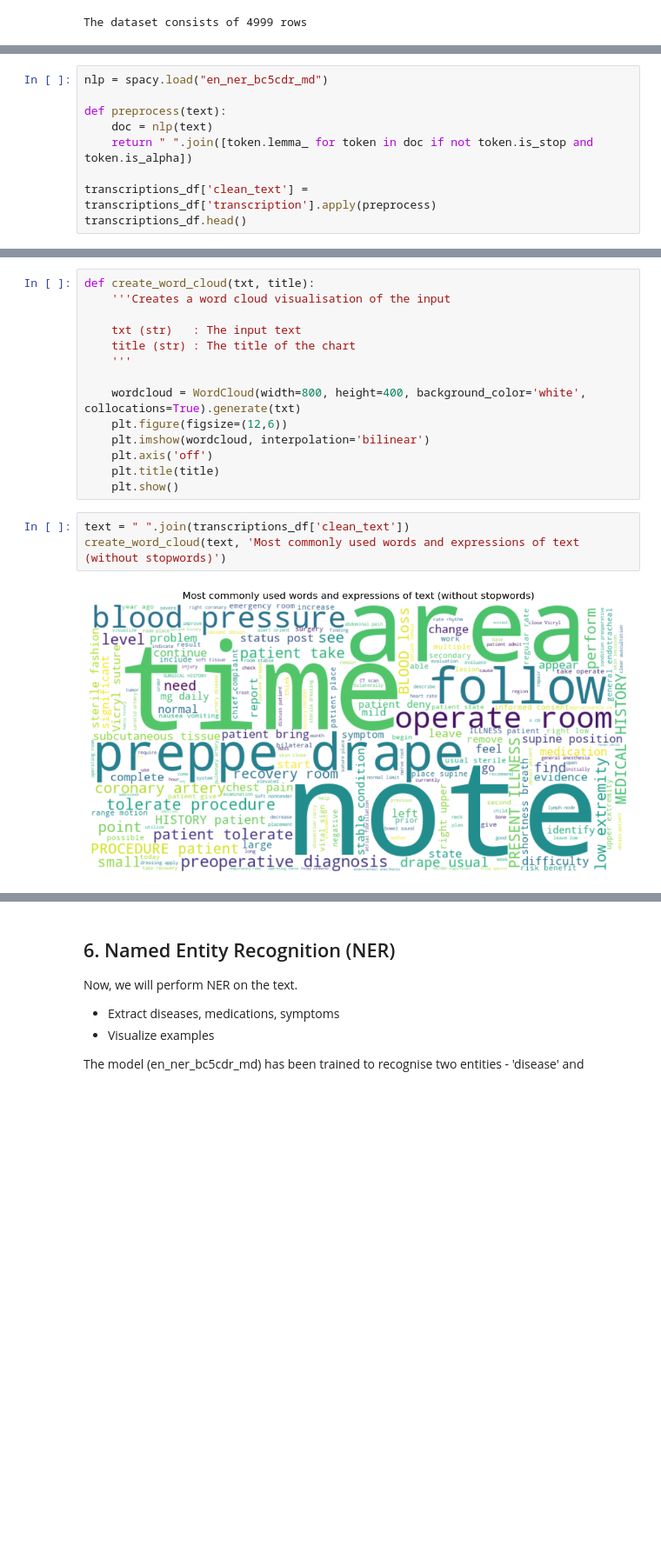
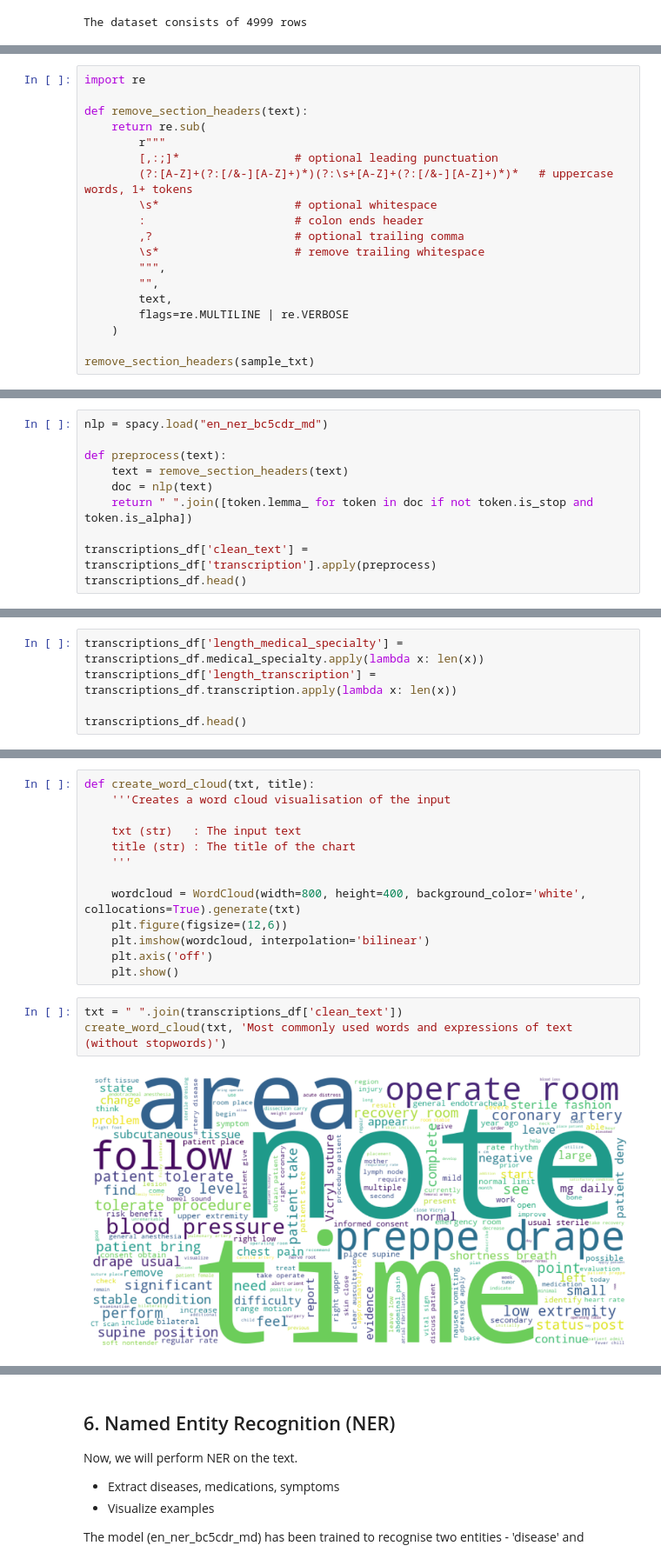
Before and after one commit to mkalimeri/clinical_notes_analysis, a Jupyter notebook: Healthcare_Text_Analysis.ipynb, the cells around one changed output, grey strips where cells are left out. Shown at 87% size. Cells and saved outputs as stored; diff of their text form; blank space fills up the shorter version.

```diff
--- a/Healthcare_Text_Analysis.ipynb
+++ b/Healthcare_Text_Analysis.ipynb
@@ -189,0 +261,19 @@ At this stage, the text needs to be preprocessed. Preprocessing involves converi
+# %%
+import re
+
+def remove_section_headers(text):
+    return re.sub(
+        r"""
+        [,:;]*                 # optional leading punctuation
+        (?:[A-Z]+(?:[/&-][A-Z]+)*)(?:\s+[A-Z]+(?:[/&-][A-Z]+)*)*   # uppercase words, 1+ tokens
+        \s*                    # optional whitespace
+        :                      # colon ends header
+        ,?                     # optional trailing comma
+        \s*                    # remove trailing whitespace
+        """,
+        "",
+        text,
+        flags=re.MULTILINE | re.VERBOSE
+    )
+
+remove_section_headers(sample_txt)
@@ -191,6 +283,7 @@ At this stage, the text needs to be preprocessed. Preprocessing involves converi
 nlp = spacy.load("en_ner_bc5cdr_md")
 
 def preprocess(text):
+    text = remove_section_headers(text)
     doc = nlp(text)
     return " ".join([token.lemma_ for token in doc if not token.is_stop and token.is_alpha])
 
@@ -205,0 +319,5 @@ transcriptions_df.head()
+# %%
+transcriptions_df['length_medical_specialty'] = transcriptions_df.medical_specialty.apply(lambda x: len(x))
+transcriptions_df['length_transcription'] = transcriptions_df.transcription.apply(lambda x: len(x))
+
+transcriptions_df.head()
@@ -223,10 +348,9 @@ def create_word_cloud(txt, title):
     plt.figure(figsize=(12,6))
     plt.imshow(wordcloud, interpolation='bilinear')
     plt.axis('off')
-    plt.title(title)
     plt.show()
 # %%
-text = " ".join(transcriptions_df['clean_text'])
-create_word_cloud(text, 'Most commonly used words and expressions of text (without stopwords)')
+txt = " ".join(transcriptions_df['clean_text'])
+create_word_cloud(txt, 'Most commonly used words and expressions of text (without stopwords)')
 # %% [output]
-[figure, old version]
+[figure, new version]
```
Also changed, not shown: parts of 73 cells of this notebook.
